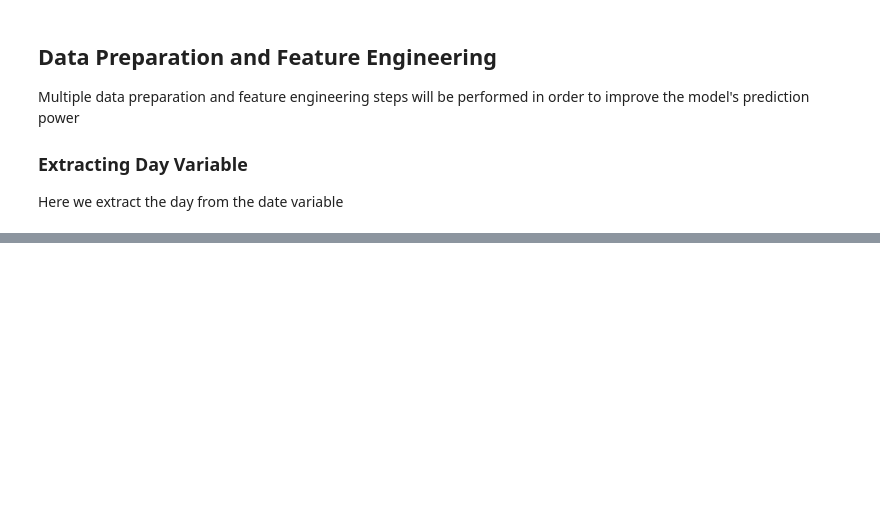
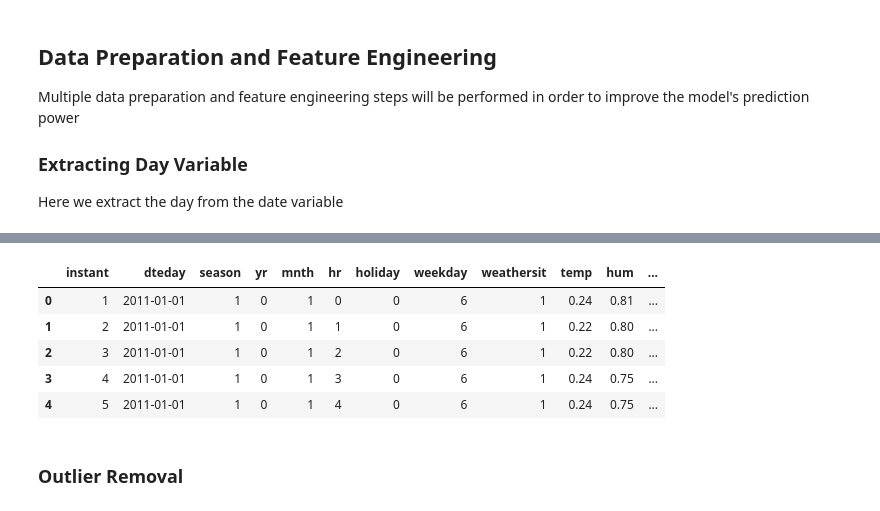
Before and after one commit to victorvu14/Victor_Vu_Dask, a Jupyter notebook: VictorVu_Dask.ipynb, the cells around one changed output, grey strips where cells are left out. Saved outputs shown, nothing was run; the diff lists cells and outputs as text; code cells hidden in the pictures; blank space fills up the shorter version.

```diff
--- a/VictorVu_Dask.ipynb
+++ b/VictorVu_Dask.ipynb
@@ -411,0 +485,11 @@ data[['day']] = data[['day']].astype('category')
+# %%
+data.head()
+# %% [output]
+|  | instant | dteday | season | yr | mnth | hr | holiday | weekday | weathersit | temp | hum | ... |
+| 0 | 1 | 2011-01-01 | 1 | 0 | 1 | 0 | 0 | 6 | 1 | 0.24 | 0.81 | ... |
+| 1 | 2 | 2011-01-01 | 1 | 0 | 1 | 1 | 0 | 6 | 1 | 0.22 | 0.80 | ... |
+| 2 | 3 | 2011-01-01 | 1 | 0 | 1 | 2 | 0 | 6 | 1 | 0.22 | 0.80 | ... |
+| 3 | 4 | 2011-01-01 | 1 | 0 | 1 | 3 | 0 | 6 | 1 | 0.24 | 0.75 | ... |
+| 4 | 5 | 2011-01-01 | 1 | 0 | 1 | 4 | 0 | 6 | 1 | 0.24 | 0.75 | ... |
+# %% [markdown]
+### Outlier Removal
```
Also changed, not shown: parts of 11 cells of this notebook.
